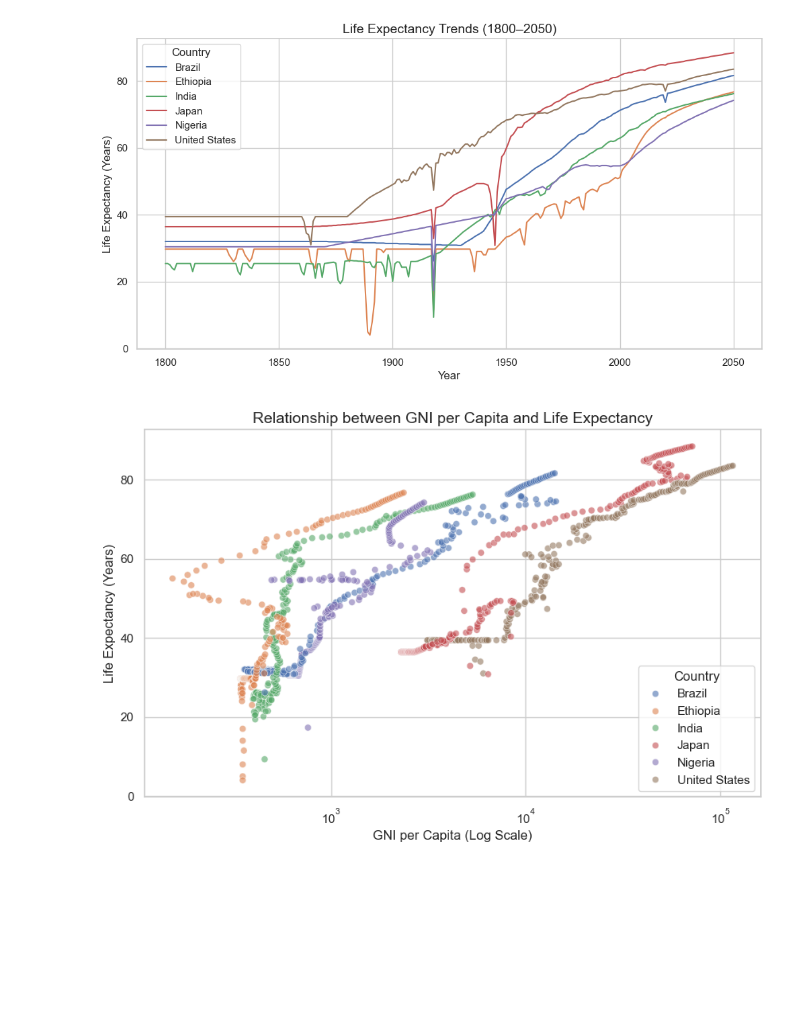
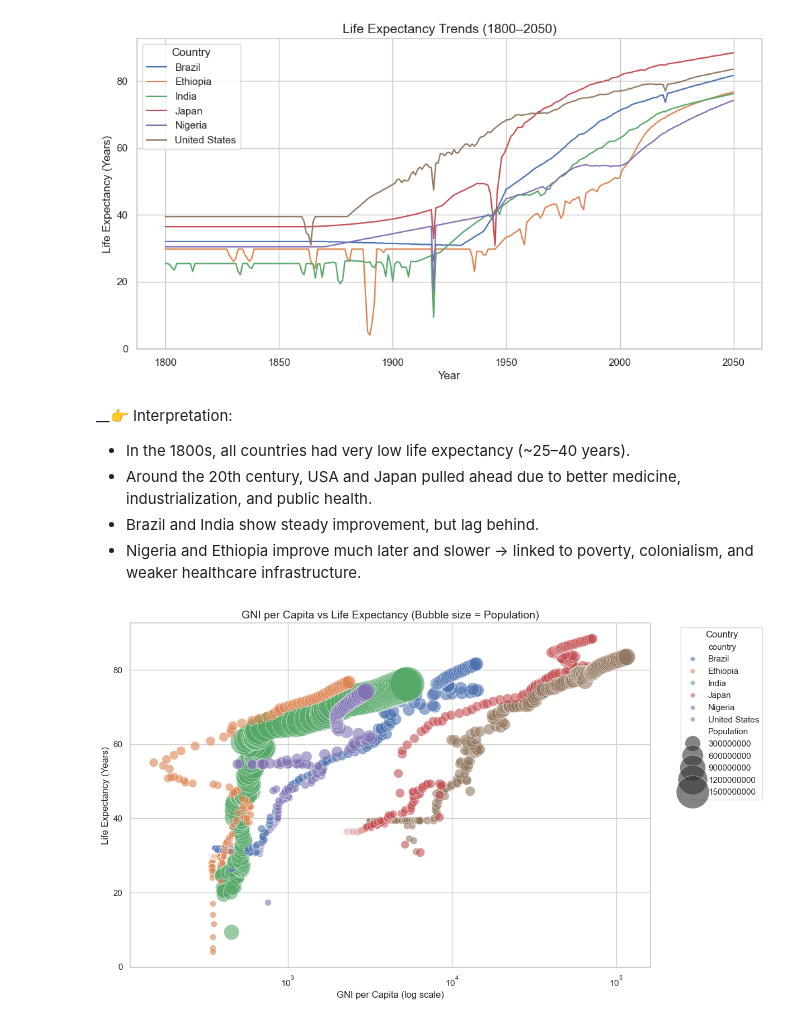
Before and after one commit to Abdullab8/GNI_and_life_expectancy, a Jupyter notebook: eda_template.ipynb, the cells around one changed output. Saved outputs shown, nothing was run; the diff lists cells and outputs as text; code cells hidden in the pictures; blank space fills up the shorter version.

```diff
--- a/eda_template.ipynb
+++ b/eda_template.ipynb
@@ -437,24 +437,29 @@ plt.legend(title="Country")
 plt.show()
 # %% [output]
 [figure]
+# %% [markdown]
+__👉 Interpretation:
+
+- In the 1800s, all countries had very low life expectancy (~25–40 years).
+- Around the 20th century, USA and Japan pulled ahead due to better medicine, industrialization, and public health.
+- Brazil and India show steady improvement, but lag behind.
+- Nigeria and Ethiopia improve much later and slower → linked to poverty, colonialism, and weaker healthcare infrastructure.
 # %%
-
-# ==============================
-# 2. GNI per Capita vs Life Expectancy (Scatter with log scale)
-# ==============================
-plt.figure(figsize=(10, 6))
+plt.figure(figsize=(12,8))
 sns.scatterplot(
     data=filtered_df,
     x="GNI_per_Capita",
     y="Life_Expectancy",
+    size="Population",
     hue="country",
-    alpha=0.6
+    alpha=0.6,
+    sizes=(50, 2000)  # control bubble sizes
 )
-plt.xscale("log")  # log scale makes differences clearer
-plt.title("Relationship between GNI per Capita and Life Expectancy", fontsize=14)
-plt.xlabel("GNI per Capita (Log Scale)")
+plt.xscale("log")
+plt.title("GNI per Capita vs Life Expectancy (Bubble size = Population)", fontsize=14)
+plt.xlabel("GNI per Capita (log scale)")
 plt.ylabel("Life Expectancy (Years)")
-plt.legend(title="Country")
+plt.legend(title="Country", bbox_to_anchor=(1.05, 1), loc='upper left')
 plt.show()
 # %% [output]
-[figure, old version]
+[figure, new version]
```
Also changed, not shown: parts of 27 cells of this notebook.
